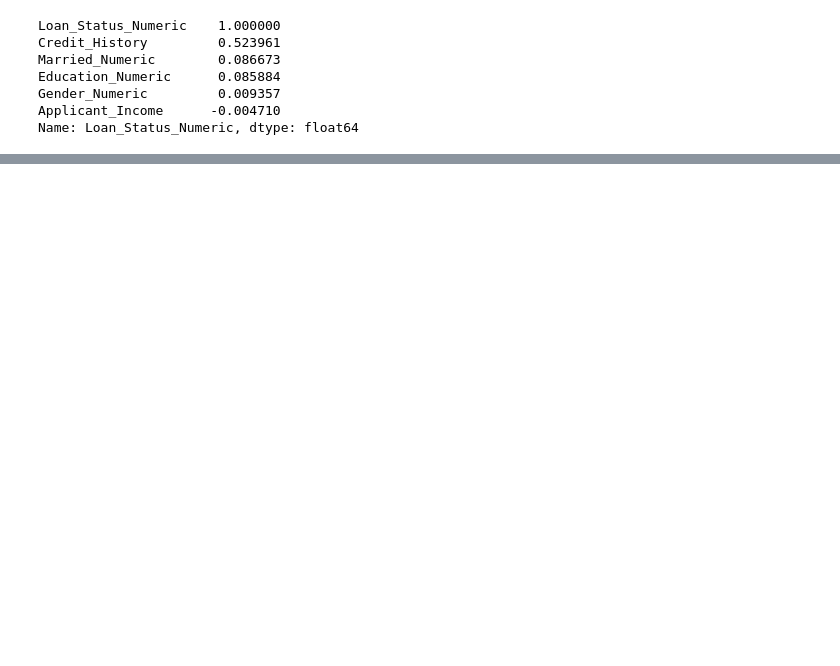
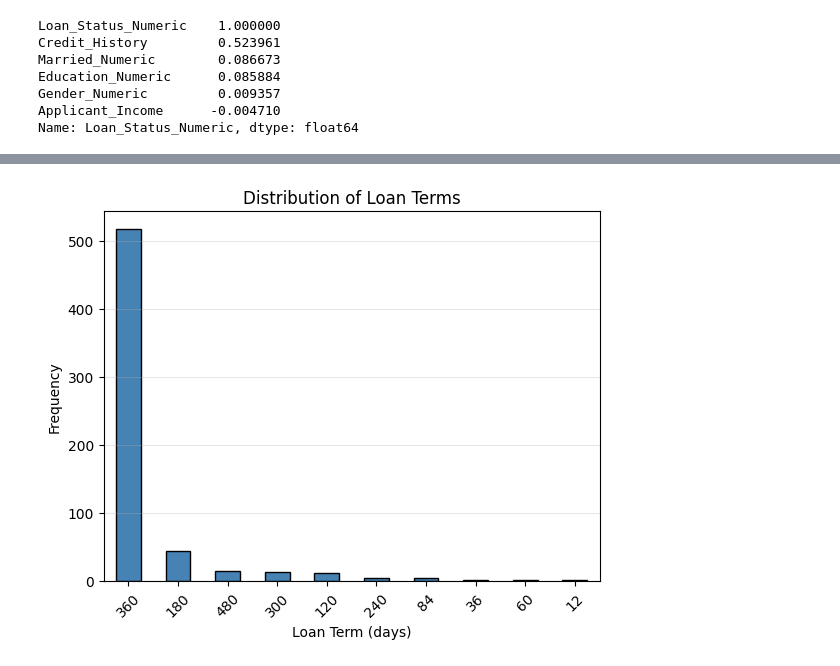
Before and after one commit to Kalebb12/30-days-of-datasets, a Jupyter notebook: Day 22/notebook.ipynb, the cells around one changed output, grey strips where cells are left out. Drawn from its saved outputs; the diff is of its cells as text; code cells hidden in the pictures; blank space fills up the shorter version.

```diff
--- a/Day 22/notebook.ipynb
+++ b/Day 22/notebook.ipynb
@@ -138,0 +169,10 @@ credit history is positively correlated with loan status
+# %%
+df['Loan_Amount_Term'].value_counts().plot(kind='bar',color='steelblue', edgecolor='black')
+plt.xlabel('Loan Term (days)')
+plt.ylabel('Frequency')
+plt.title('Distribution of Loan Terms')
+plt.xticks(rotation=45)
+plt.grid(axis='y', alpha=0.3)
+plt.show()
+# %% [output]
+[figure, added]
```
Also changed, not shown: parts of 21 cells of this notebook, 3 other files.
